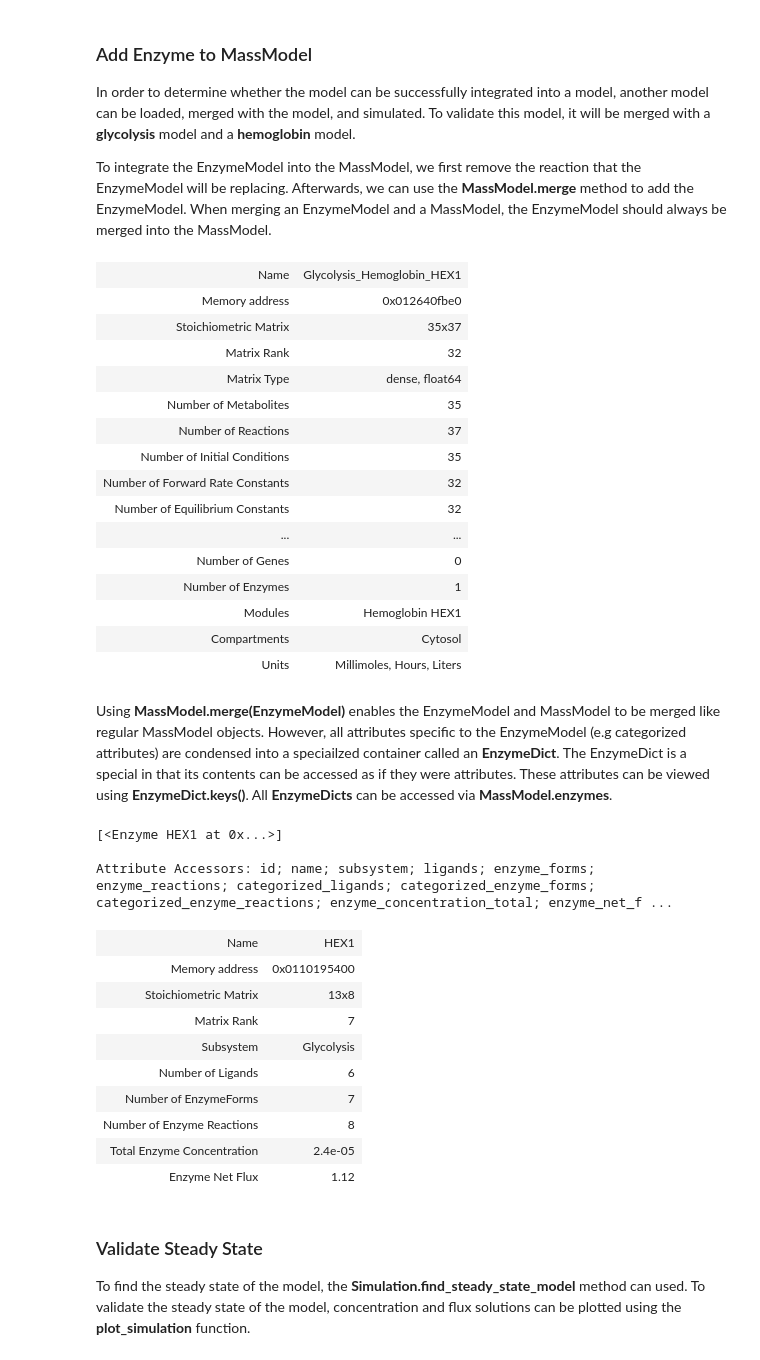
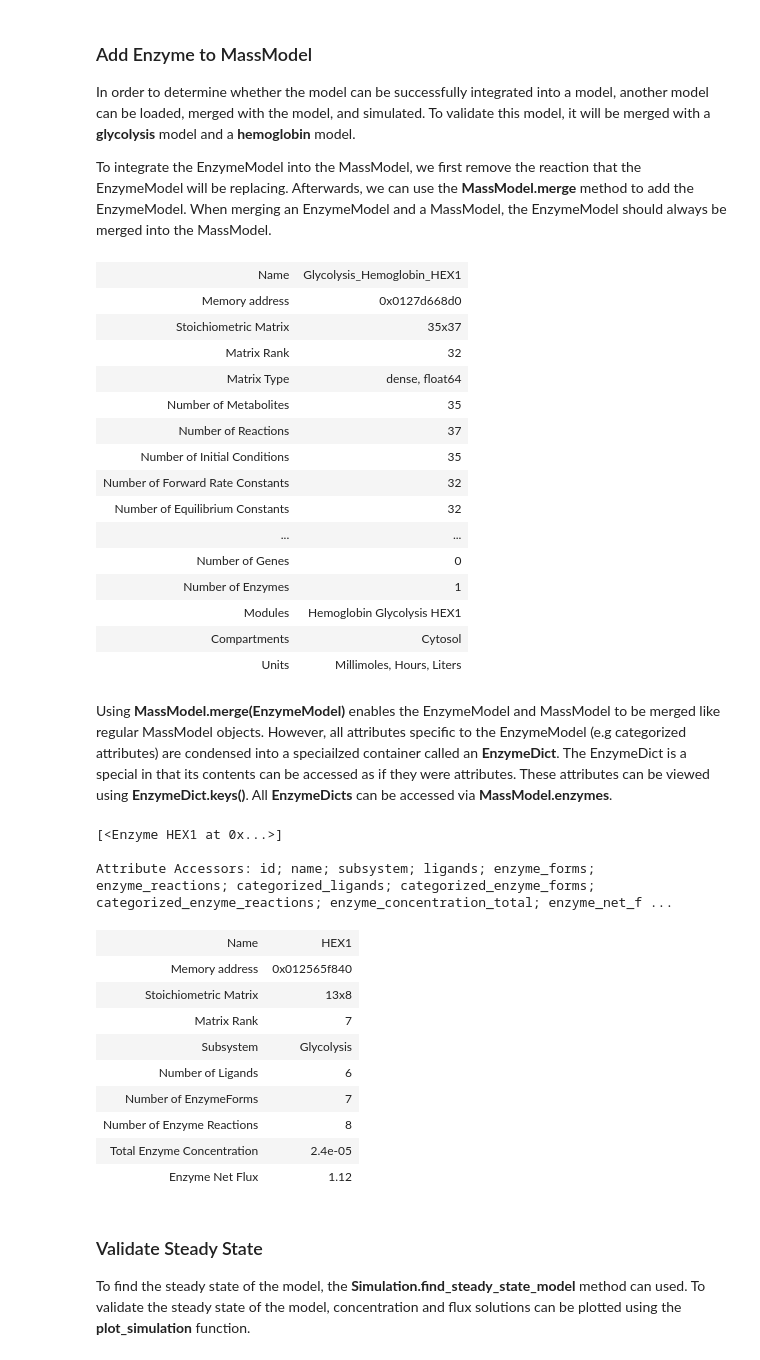
Before and after one commit to SBRG/MASSpy, a Jupyter notebook: masspy-workbooks/test-model-construction/EnzymeModels/HEX1_EnzymeModel_construction.ipynb, the cells around one changed output. Cells and saved outputs as stored; diff of their text form; code cells hidden in the pictures.

```diff
--- a/masspy-workbooks/model-construction/EnzymeModels/HEX1_EnzymeModel_construction.ipynb
+++ b/masspy-workbooks/test-model-construction/EnzymeModels/HEX1_EnzymeModel_construction.ipynb
@@ -364,8 +364,8 @@ parameter_ids = ["_".join((HEX1.id, abbrev))
 parameter_ids.extend([HEX1.id])
 
 # Load the glycolysis model and hemoglobin model to extract steady state values
-glycolysis = json.load_json_model("../../models/json-models/glycolysis.json")
-hemoglobin= json.load_json_model("../../models/json-models/hemoglobin.json")
+glycolysis = json.load_json_model("../../test-models/json-models/glycolysis.json")
+hemoglobin= json.load_json_model("../../test-models/json-models/hemoglobin.json")
 glycolysis_hb = glycolysis.merge(hemoglobin)
 
 
@@ -643,17 +643,17 @@ In order to determine whether the model can be successfully integrated into a mo
 To integrate the EnzymeModel into the MassModel, we first remove the reaction that the EnzymeModel will be replacing. Afterwards, we can use the __MassModel.merge__ method to add the EnzymeModel. When merging an EnzymeModel and a MassModel, the EnzymeModel should always be merged into the MassModel.
 # %%
 # Load and merge glycolysis and hemoglobin models
-glycolysis = json.load_json_model("../../models/json-models/glycolysis.json")
-hemoglobin= json.load_json_model("../../models/json-models/hemoglobin.json")
+glycolysis = json.load_json_model("../../test-models/json-models/glycolysis.json")
+hemoglobin= json.load_json_model("../../test-models/json-models/hemoglobin.json")
 glycolysis_hb = glycolysis.merge(hemoglobin)
 glycolysis_hb.modules.add(glycolysis.id)
 # Remove the HEX1 MassReaction, then merge the EnzymeModel into the MassModel
 glycolysis_hb.remove_reactions(glycolysis_hb.reactions.get_by_id("HEX1"))
 glycolysis_hb_HEX1 = glycolysis_hb.merge(HEX1)
 glycolysis_hb_HEX1
 # %% [output]
 | Name | Glycolysis_Hemoglobin_HEX1 |
-| Memory address | 0x012640fbe0 |
+| Memory address | 0x0127d668d0 |
 | Stoichiometric Matrix | 35x37 |
 | Matrix Rank | 32 |
 | Matrix Type | dense, float64 |
@@ -665,7 +665,7 @@ glycolysis_hb_HEX1
 | ... | ... |
 | Number of Genes | 0 |
 | Number of Enzymes | 1 |
-| Modules | Hemoglobin HEX1 |
+| Modules | Hemoglobin Glycolysis HEX1 |
 | Compartments | Cytosol |
 | Units | Millimoles, Hours, Liters |
 # %% [markdown]
@@ -681,7 +681,7 @@ glycolysis_hb_HEX1.enzymes.HEX1
 
 Attribute Accessors: id; name; subsystem; ligands; enzyme_forms; enzyme_reactions; categorized_ligands; categorized_enzyme_forms; categorized_enzyme_reactions; enzyme_concentration_total; enzyme_net_f ...
 | Name | HEX1 |
-| Memory address | 0x0110195400 |
+| Memory address | 0x012565f840 |
 | Stoichiometric Matrix | 13x8 |
 | Matrix Rank | 7 |
 | Subsystem | Glycolysis |
```
Also changed, not shown: parts of 2 cells of this notebook, 24 other files.
